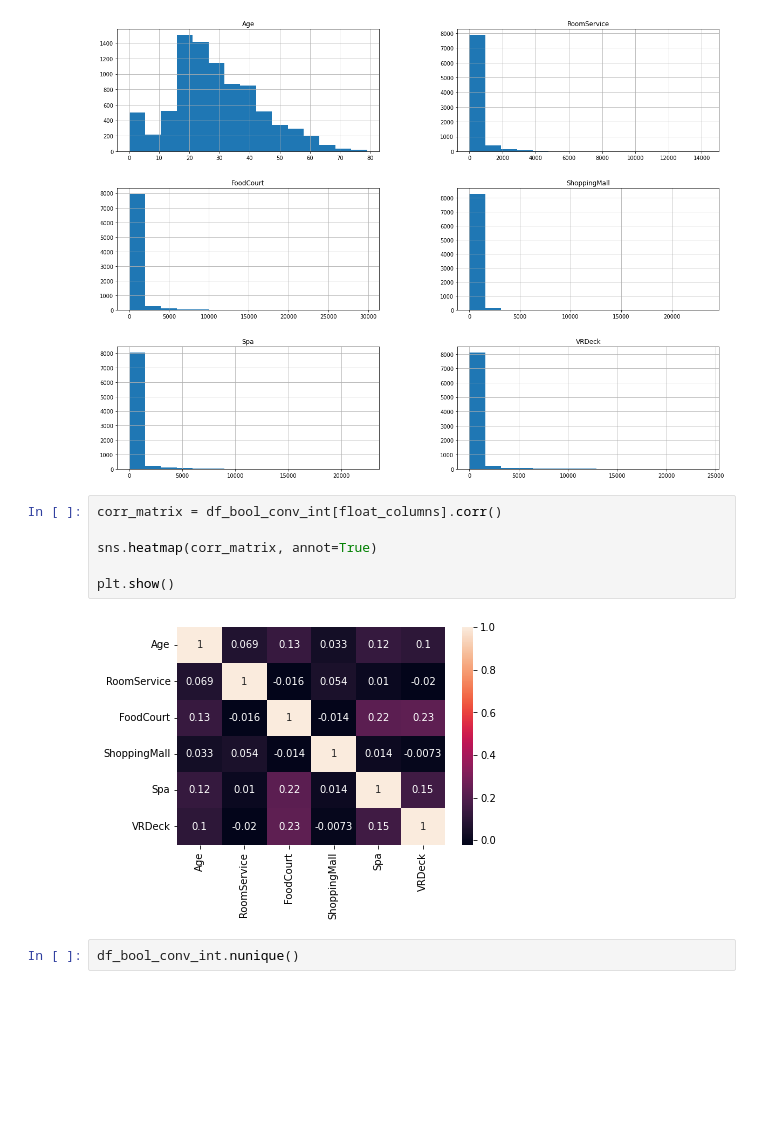
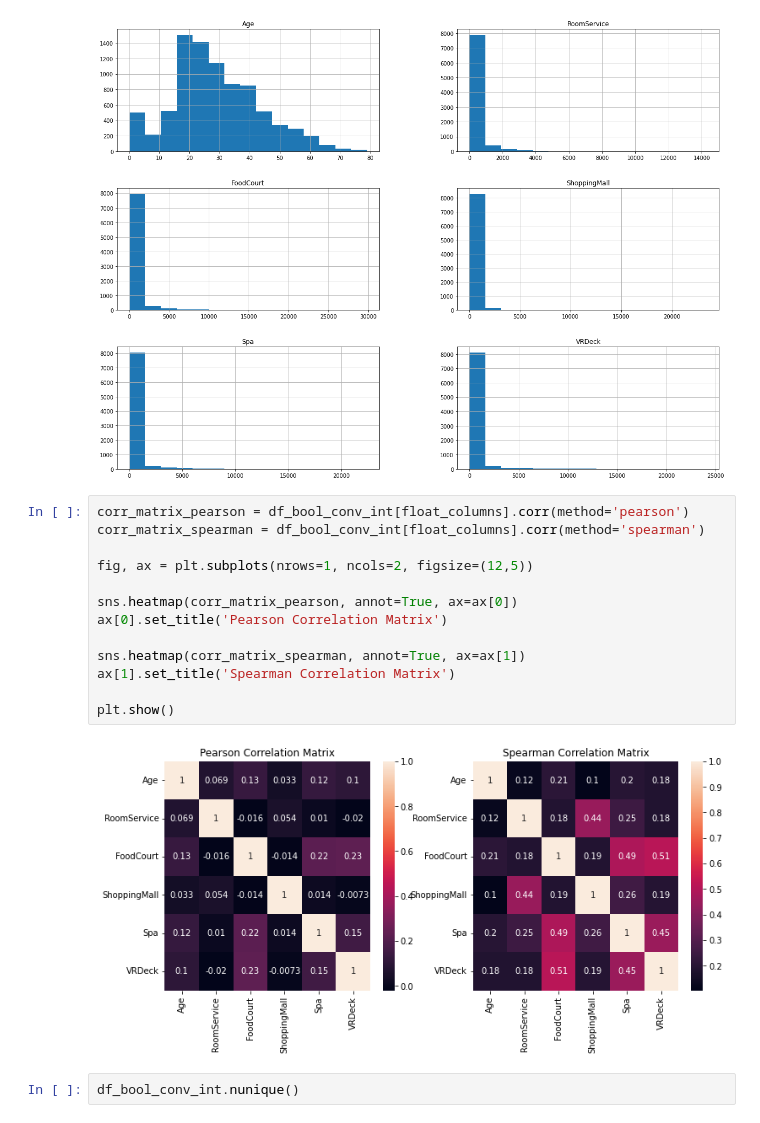
Before and after one commit to connorcapitolo/Spaceship-Titanic, a Jupyter notebook: notebook/spaceship_eda.ipynb, the cells around one changed output. Drawn from its saved outputs; the diff is of its cells as text; blank space fills up the shorter version.

Commit message:
Adding the Spearman correlation and noticing higher correlation numbers

```diff
--- a/notebook/spaceship_eda.ipynb
+++ b/notebook/spaceship_eda.ipynb
@@ -420,13 +419,20 @@ plt.show()
 # %% [output]
 [figure]
 # %%
-corr_matrix = df_bool_conv_int[float_columns].corr()
+corr_matrix_pearson = df_bool_conv_int[float_columns].corr(method='pearson')
+corr_matrix_spearman = df_bool_conv_int[float_columns].corr(method='spearman')
 
-sns.heatmap(corr_matrix, annot=True)
+fig, ax = plt.subplots(nrows=1, ncols=2, figsize=(12,5))
+
+sns.heatmap(corr_matrix_pearson, annot=True, ax=ax[0])
+ax[0].set_title('Pearson Correlation Matrix')
+
+sns.heatmap(corr_matrix_spearman, annot=True, ax=ax[1])
+ax[1].set_title('Spearman Correlation Matrix')
 
 plt.show()
 # %% [output]
-[figure, old version]
+[figure, new version]
 # %%
 df_bool_conv_int.nunique()
 # %% [output]
```
Also changed, not shown: parts of 1 cell of this notebook.
